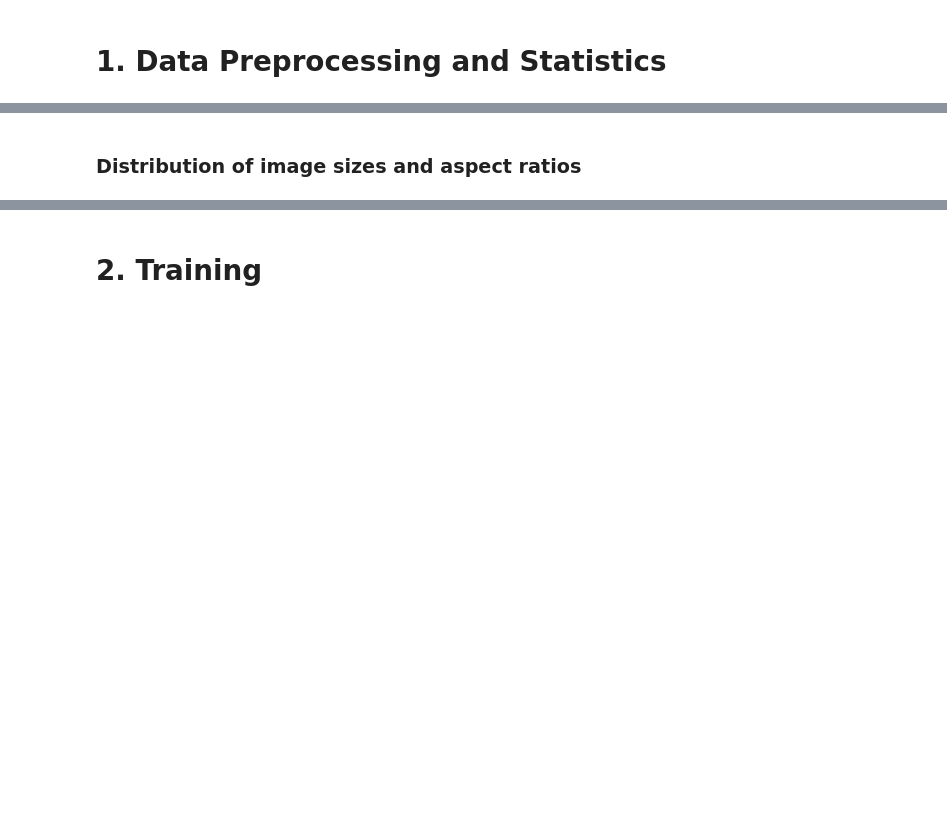
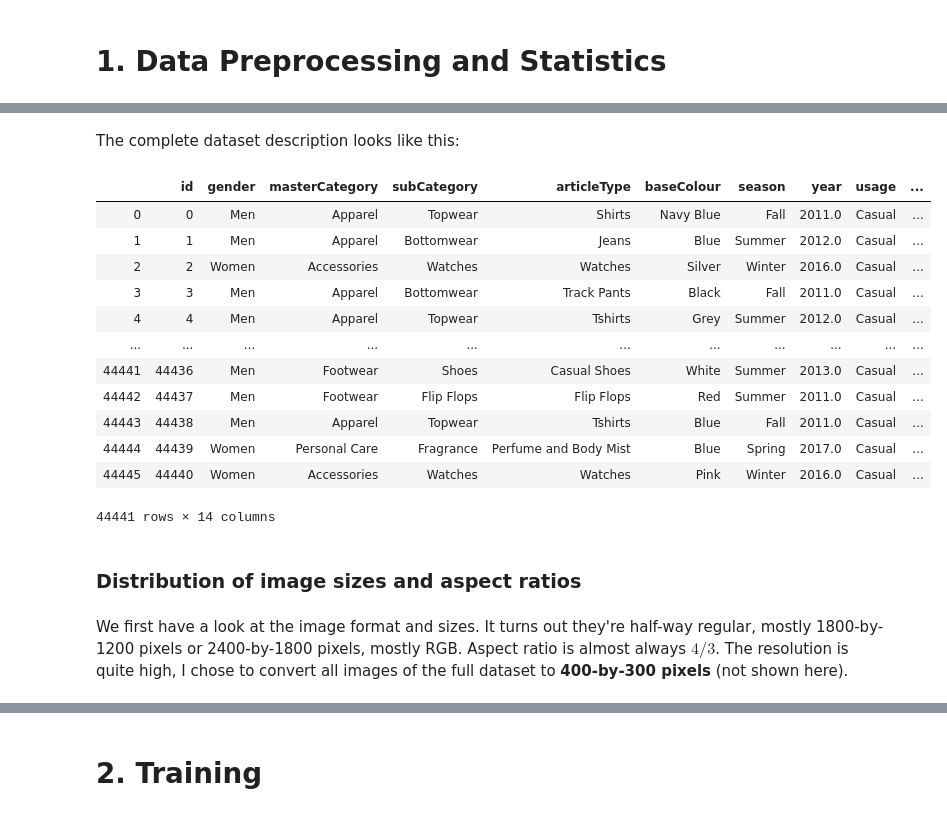
Before and after one commit to gitmatti/few-shot-learning, a Jupyter notebook: notebook/transfer_learning.ipynb, the cells around one changed output, grey strips where cells are left out. Saved outputs shown, nothing was run; the diff lists cells and outputs as text; code cells hidden in the pictures; blank space fills up the shorter version.

```diff
--- a/notebook/transfer_learning.ipynb
+++ b/notebook/transfer_learning.ipynb
@@ -21,5 +23,23 @@ from config import DATA_PATH
 # %%
-# all_data = FashionProductImages(DATA_PATH, split='all', classes=None)
+all_data = FashionProductImagesSmall(DATA_PATH, split='all', classes=None)
+# %% [markdown]
+The complete dataset description looks like this:
+# %%
+all_data.df
+# %% [output]
+|  | id | gender | masterCategory | subCategory | articleType | baseColour | season | year | usage | ... |
+| 0 | 0 | Men | Apparel | Topwear | Shirts | Navy Blue | Fall | 2011.0 | Casual | ... |
+| 1 | 1 | Men | Apparel | Bottomwear | Jeans | Blue | Summer | 2012.0 | Casual | ... |
+| 2 | 2 | Women | Accessories | Watches | Watches | Silver | Winter | 2016.0 | Casual | ... |
+| 3 | 3 | Men | Apparel | Bottomwear | Track Pants | Black | Fall | 2011.0 | Casual | ... |
+| 4 | 4 | Men | Apparel | Topwear | Tshirts | Grey | Summer | 2012.0 | Casual | ... |
+| ... | ... | ... | ... | ... | ... | ... | ... | ... | ... | ... |
+| 44441 | 44436 | Men | Footwear | Shoes | Casual Shoes | White | Summer | 2013.0 | Casual | ... |
+| 44442 | 44437 | Men | Footwear | Flip Flops | Flip Flops | Red | Summer | 2011.0 | Casual | ... |
+| 44443 | 44438 | Men | Apparel | Topwear | Tshirts | Blue | Fall | 2011.0 | Casual | ... |
+| 44444 | 44439 | Women | Personal Care | Fragrance | Perfume and Body Mist | Blue | Spring | 2017.0 | Casual | ... |
+| 44445 | 44440 | Women | Accessories | Watches | Watches | Pink | Winter | 2016.0 | Casual | ... |
+44441 rows × 14 columns
 # %%
 datasets = dict()
 
@@ -53,5 +72,7 @@ for classes in ['top', 'bottom']:
 # %% [markdown]
 ### Distribution of image sizes and aspect ratios
+# %% [markdown]
+We first have a look at the image format and sizes. It turns out they're half-way regular, mostly 1800-by-1200 pixels or 2400-by-1800 pixels, mostly RGB. Aspect ratio is almost always $4/3$. The resolution is quite high, I chose to convert all images of the full dataset to **400-by-300 pixels** (not shown here).
 # %%
 from matplotlib.colors import LogNorm
 
```
Also changed, not shown: parts of 29 cells of this notebook.
